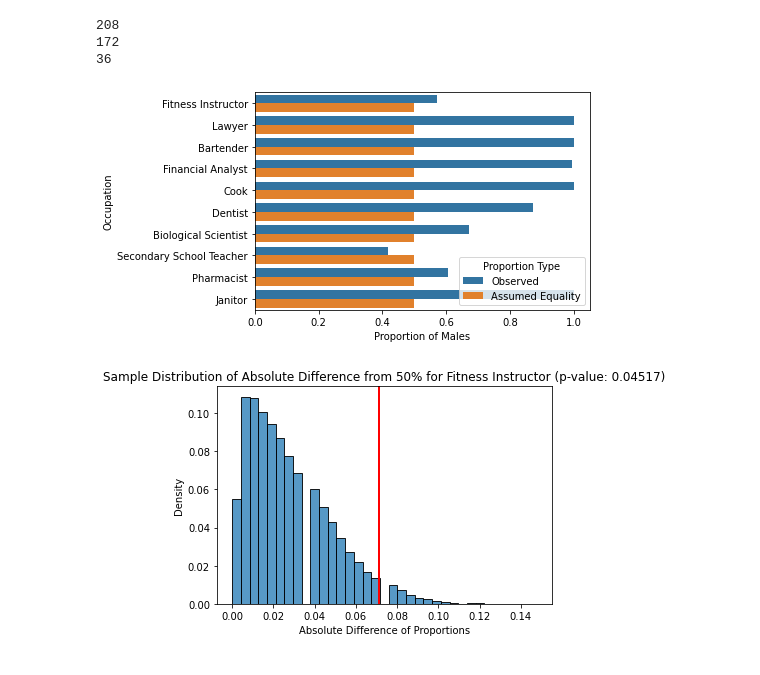
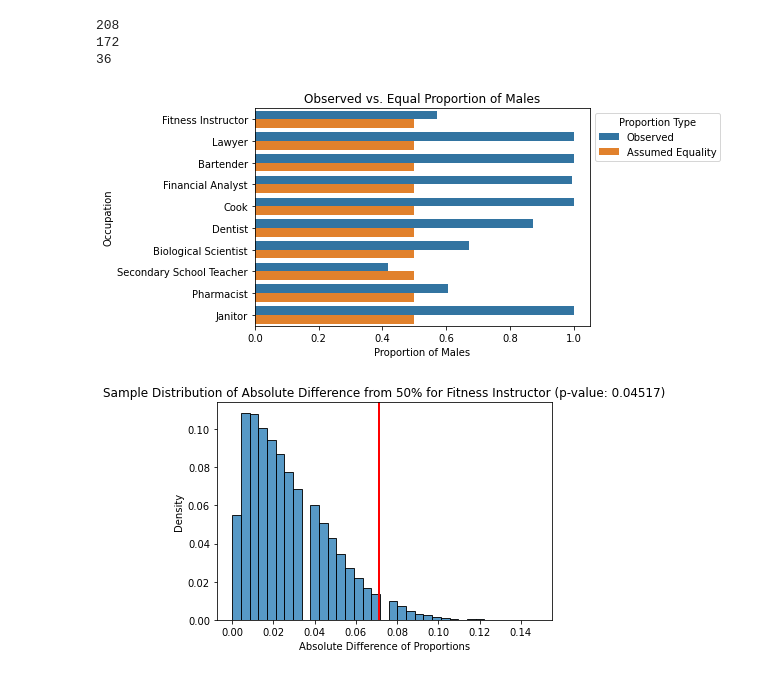
Before and after one commit to Grizlucks/DSC180B-CapstoneFinalProject, a Jupyter notebook: statistical_testing.ipynb, the cells around one changed output. Saved outputs shown, nothing was run; the diff lists cells and outputs as text; code cells hidden in the pictures.

Commit message:
fixed legend and added plot title to prop plot

```diff
--- a/statistical_testing.ipynb
+++ b/statistical_testing.ipynb
@@ -63,10 +63,12 @@ equal_prop["Proportion Type"] = "Assumed Equality"
 # %%
 prop_df = prop_df.append(equal_prop).reset_index(drop=True)
 # %%
-sns.barplot(data = prop_df, y = "Occupation", x= "Proportion of Males", hue = "Proportion Type", orient = "h")
+ax = sns.barplot(data = prop_df, y = "Occupation", x= "Proportion of Males", hue = "Proportion Type", orient = "h")
+plt.title("Observed vs. Equal Proportion of Males")
+sns.move_legend(ax, "upper left", bbox_to_anchor=(1, 1))
 plt.savefig("./data/plot_data/proportion_plot")
 # %% [output]
-[figure, old version]
+[figure, new version]
 # %%
 p_df = pd.Series(p_vals)
 p_df.index = OCCUPATIONS_NAMES
```
Also changed, not shown: 1 other file.
